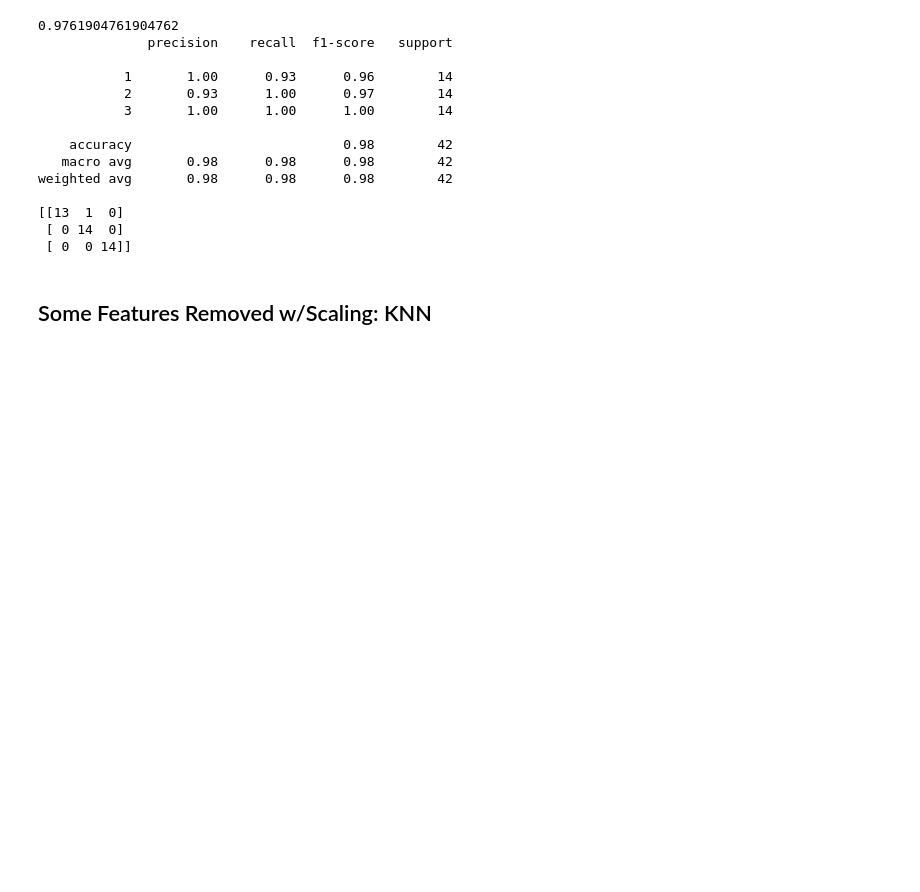
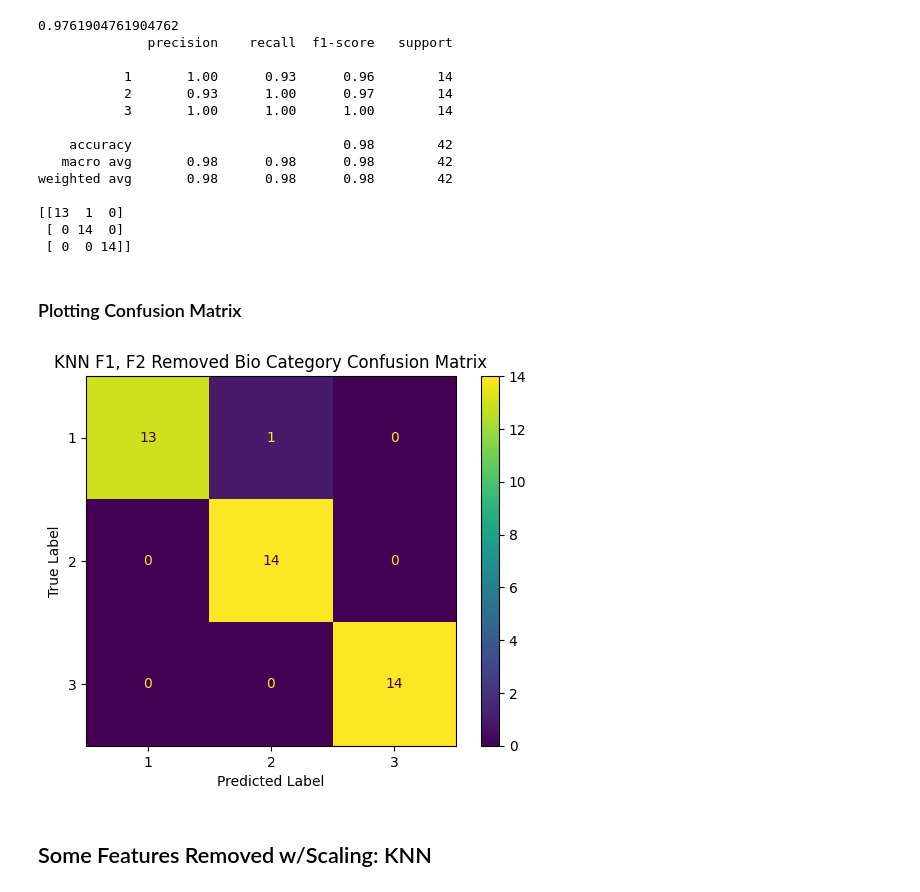
Before and after one commit to t-lnguyen/machine-learning-w-python, a Jupyter notebook: assignments/A3/src/7324.A3.KNNvDT.submit.ipynb, the cells around one changed output. Saved outputs shown, nothing was run; the diff lists cells and outputs as text; code cells hidden in the pictures; blank space fills up the shorter version.

```diff
--- a/assignments/A3/src/7324.A3.KNNvDT.submit.ipynb
+++ b/assignments/A3/src/7324.A3.KNNvDT.submit.ipynb
@@ -165,6 +186,12 @@ weighted avg       0.98      0.98      0.98        42
 [[13  1  0]
  [ 0 14  0]
  [ 0  0 14]]
+# %% [markdown]
+### Plotting Confusion Matrix
+# %%
+display_confusion_matrix('KNN F1, F2 Removed Bio Category Confusion Matrix', 'black', knn_y_test, knn_y_predict, knn.classes_)
+# %% [output]
+[figure, added]
 # %% [markdown]
 ## Some Features Removed w/Scaling: KNN
 # %%
```
Also changed, not shown: parts of 18 cells of this notebook.
